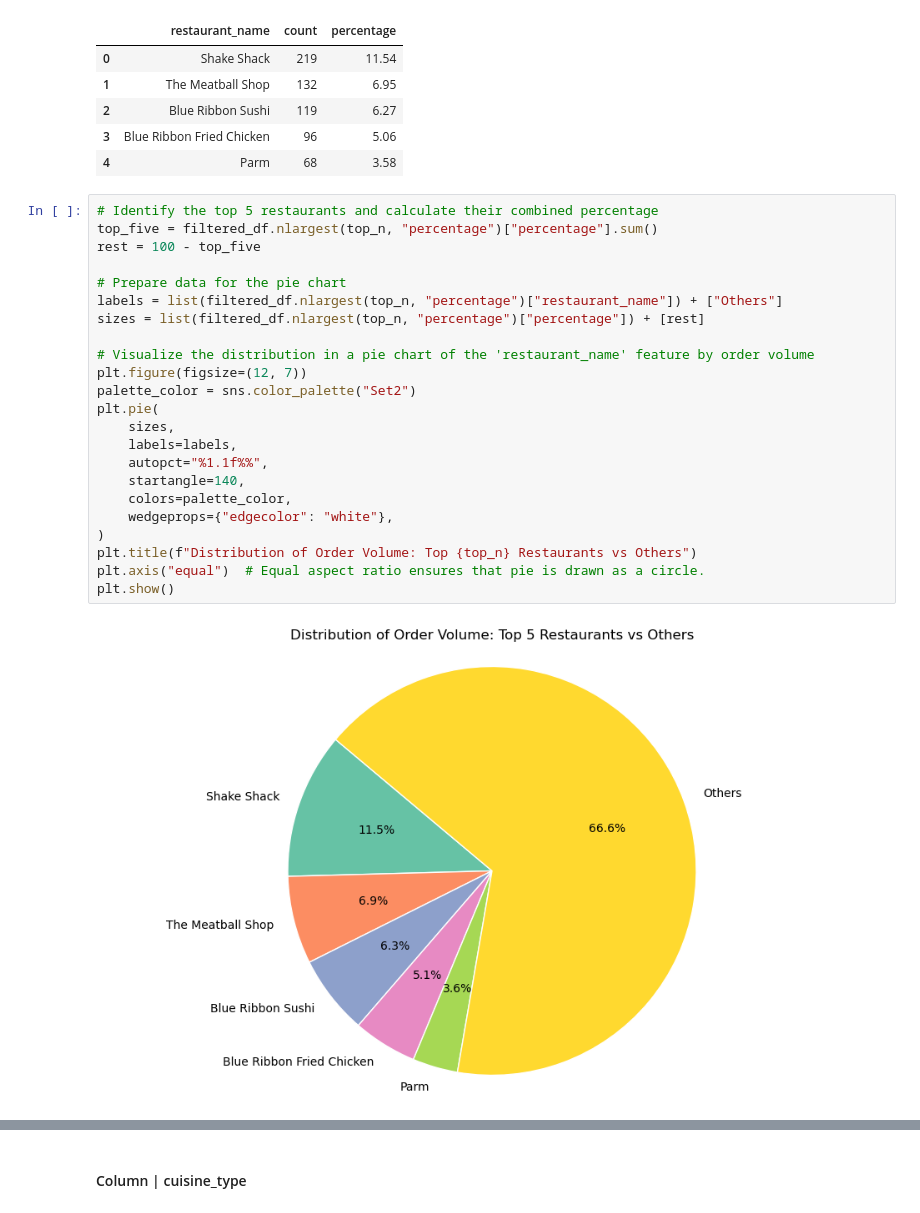
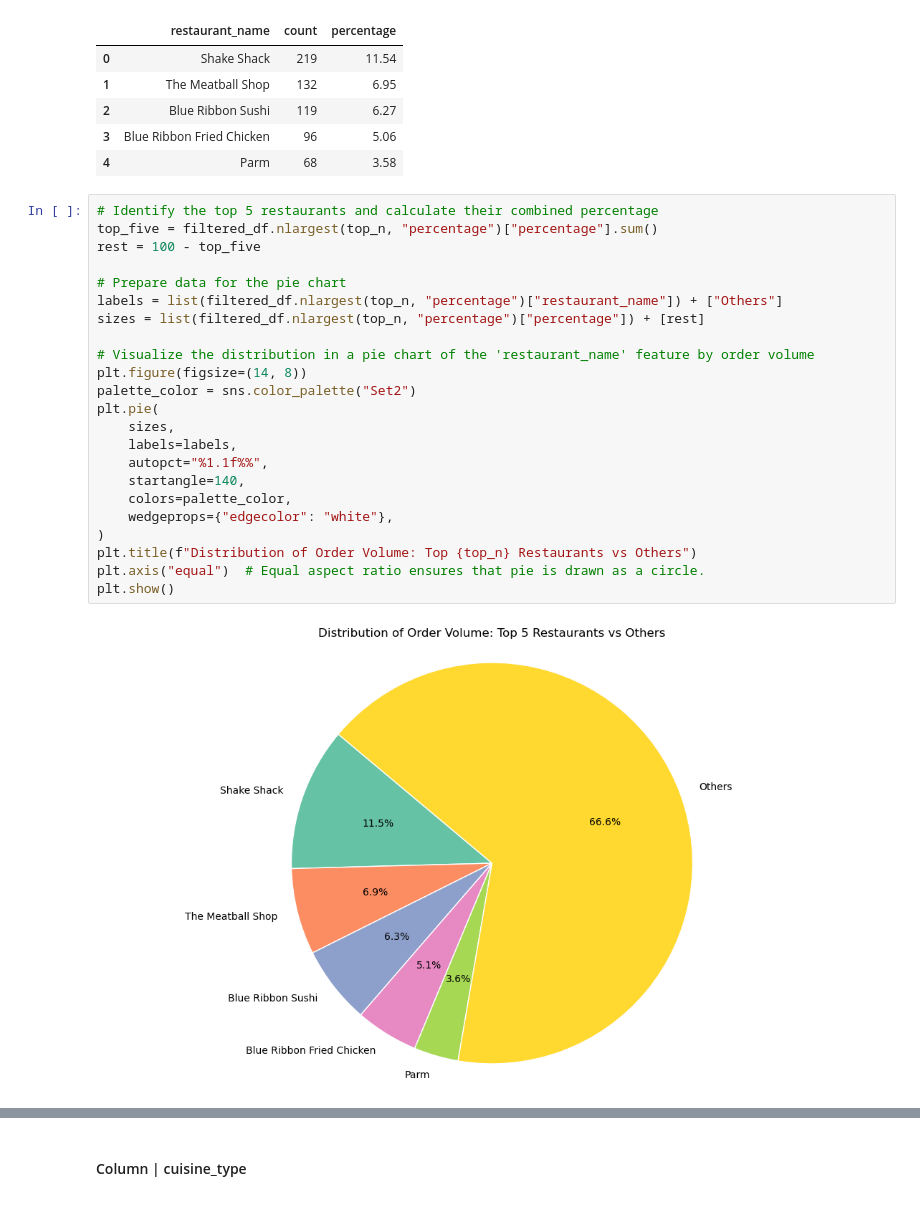
Before and after one commit to tmoesl/customer-demand-analysis, a Jupyter notebook: notebooks/customer-demand-analysis.ipynb, the cells around one changed output, grey strips where cells are left out. Saved outputs shown, nothing was run; the diff lists cells and outputs as text.

```diff
--- a/notebooks/customer-demand-analysis.ipynb
+++ b/notebooks/customer-demand-analysis.ipynb
@@ -470,28 +469,28 @@ filtered_df.nlargest(top_n, "count")
 # %%
 # Identify the top 5 restaurants and calculate their combined percentage
 top_five = filtered_df.nlargest(top_n, "percentage")["percentage"].sum()
 rest = 100 - top_five
 
 # Prepare data for the pie chart
 labels = list(filtered_df.nlargest(top_n, "percentage")["restaurant_name"]) + ["Others"]
 sizes = list(filtered_df.nlargest(top_n, "percentage")["percentage"]) + [rest]
 
 # Visualize the distribution in a pie chart of the 'restaurant_name' feature by order volume
-plt.figure(figsize=(12, 7))
+plt.figure(figsize=(14, 8))
 palette_color = sns.color_palette("Set2")
 plt.pie(
     sizes,
     labels=labels,
     autopct="%1.1f%%",
     startangle=140,
     colors=palette_color,
     wedgeprops={"edgecolor": "white"},
 )
 plt.title(f"Distribution of Order Volume: Top {top_n} Restaurants vs Others")
 plt.axis("equal")  # Equal aspect ratio ensures that pie is drawn as a circle.
 plt.show()
 # %% [output]
-[figure, old version]
+[figure, new version]
 # %% [markdown]
 **Observations:**
 
```
Also changed, not shown: parts of 82 cells of this notebook.
